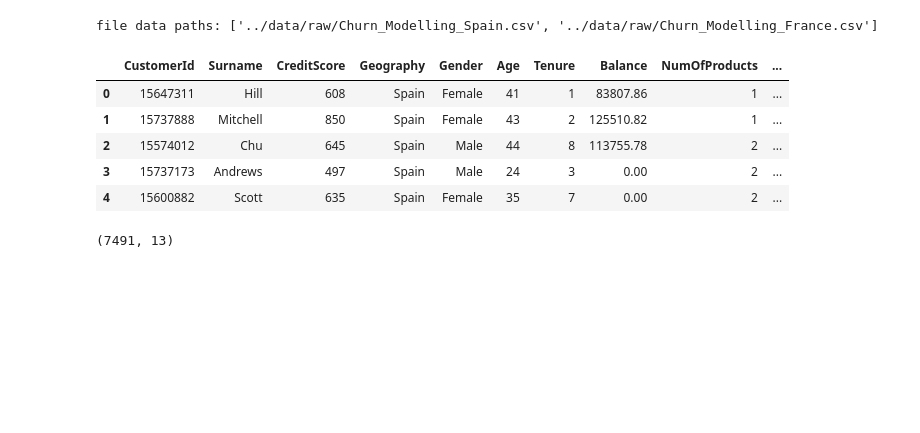
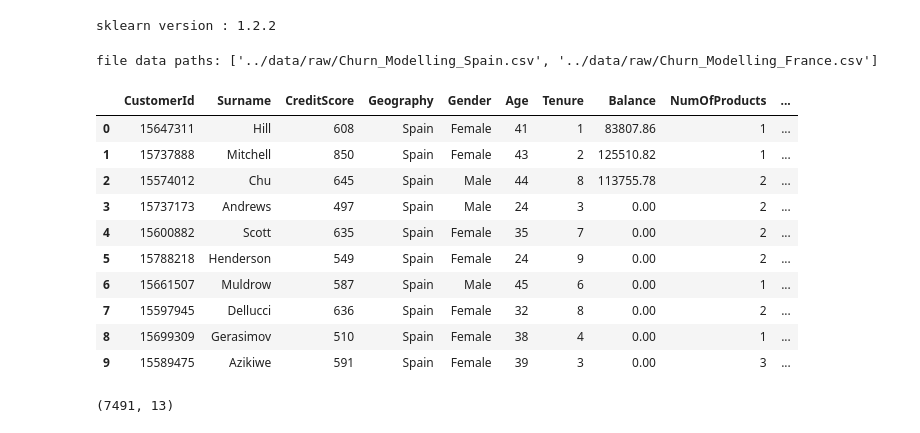
Before and after one commit to rpgd60/open-source-mlops-e2e, a Jupyter notebook: notebooks/TrainChurnModel.ipynb, the cells around one changed output. Cells and saved outputs as stored; diff of their text form; code cells hidden in the pictures; blank space fills up the shorter version.

```diff
--- a/notebooks/TrainChurnModel.ipynb
+++ b/notebooks/TrainChurnModel.ipynb
@@ -11,6 +11,11 @@ from sklearn.metrics import (confusion_matrix, f1_score, make_scorer,
                              roc_auc_score)
 from sklearn.model_selection import train_test_split
 from sklearn.pipeline import Pipeline
+# %%
+from sklearn import __version__ as sklearn_version
+print(f"sklearn version : {sklearn_version}")
+# %% [output]
+sklearn version : 1.2.2
 # %%
 data_file_paths = [f'../data/raw/Churn_Modelling_{country}.csv'  for country in ['Spain', 'France']]
 print(f'file data paths: {data_file_paths}')
@@ -18,14 +23,19 @@ print(f'file data paths: {data_file_paths}')
 file data paths: ['../data/raw/Churn_Modelling_Spain.csv', '../data/raw/Churn_Modelling_France.csv']
 # %%
 df = pd.concat([pd.read_csv(fpath) for fpath in data_file_paths])
-df.head()
+df.head(10)
 # %% [output]
 |  | CustomerId | Surname | CreditScore | Geography | Gender | Age | Tenure | Balance | NumOfProducts | ... |
 | 0 | 15647311 | Hill | 608 | Spain | Female | 41 | 1 | 83807.86 | 1 | ... |
 | 1 | 15737888 | Mitchell | 850 | Spain | Female | 43 | 2 | 125510.82 | 1 | ... |
 | 2 | 15574012 | Chu | 645 | Spain | Male | 44 | 8 | 113755.78 | 2 | ... |
 | 3 | 15737173 | Andrews | 497 | Spain | Male | 24 | 3 | 0.00 | 2 | ... |
 | 4 | 15600882 | Scott | 635 | Spain | Female | 35 | 7 | 0.00 | 2 | ... |
+| 5 | 15788218 | Henderson | 549 | Spain | Female | 24 | 9 | 0.00 | 2 | ... |
+| 6 | 15661507 | Muldrow | 587 | Spain | Male | 45 | 6 | 0.00 | 1 | ... |
+| 7 | 15597945 | Dellucci | 636 | Spain | Female | 32 | 8 | 0.00 | 2 | ... |
+| 8 | 15699309 | Gerasimov | 510 | Spain | Female | 38 | 4 | 0.00 | 1 | ... |
+| 9 | 15589475 | Azikiwe | 591 | Spain | Female | 39 | 3 | 0.00 | 3 | ... |
 # %%
 df.shape
 # %% [output]
```
Also changed, not shown: parts of 6 cells of this notebook.
